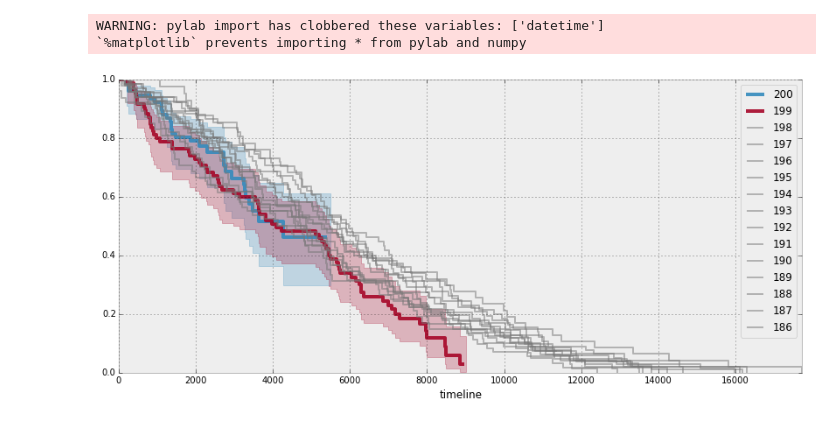
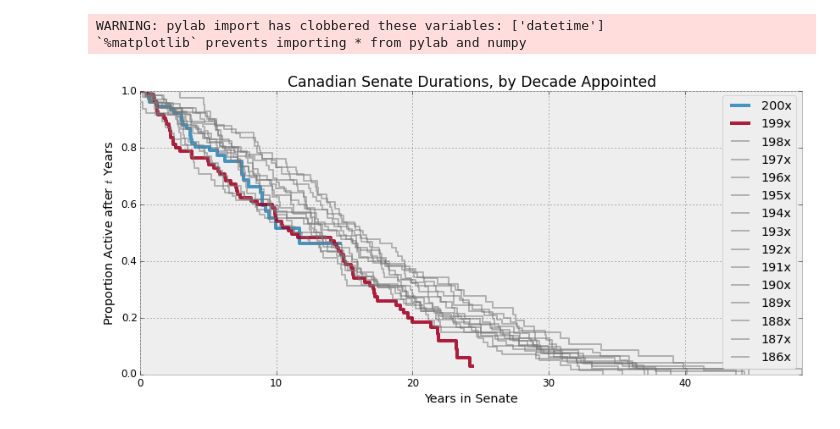
Before and after one commit to DataOrigami/senate-tenants, a Jupyter notebook: python-analysis/Tenure by Decade of Appointment.ipynb, the cells around one changed output. Drawn from its saved outputs; the diff is of its cells as text; code cells hidden in the pictures.

```diff
--- a/python-analysis/Tenure by Decade of Appointment.ipynb
+++ b/python-analysis/Tenure by Decade of Appointment.ipynb
@@ -13,21 +13,32 @@ df['start_date'] = pd.to_datetime(df['start_date'])
 df['end_date'] = pd.to_datetime(df['end_date'])
 df['decade'] = df['start_date'].map( lambda d: str(d.year)[:3])
 T, C = datetimes_to_durations(df['start_date'], df['end_date'])
-df['T'] = T
+df['T'] = T/365.
 df['C'] = C
 # %%
 kmf = KaplanMeierFitter()
 figsize(14,6)
+
+font = {'family' : 'normal',
+        'weight' : 'normal',
+        'size'   : 12}
+
+matplotlib.rc('font', **font)
+
 
 ax = subplot(111)
 for decade in sorted(df['decade'].unique(), reverse=True):
     if decade == '201':
         continue
     ix = df['decade'] == decade
-    kmf.fit(df.ix[ix]['T'], df.ix[ix]['C'], label=decade)
+    kmf.fit(df.ix[ix]['T'], df.ix[ix]['C'], label=decade + 'x')
     if decade not in ('200', '199'):
         kmf.plot(ax=ax, c='#777777', ci_show=False, alpha = 0.5)
     else:
-        kmf.plot(ax=ax, lw=4, alpha=0.9)
+        kmf.plot(ax=ax, lw=4, alpha=0.9, ci_show=False)
+
+plt.title('Canadian Senate Durations, by Decade Appointed')
+plt.xlabel('Years in Senate')
+plt.ylabel('Proportion Active after $t$ Years');
 # %% [output]
-[figure, old version]
+[figure, new version]
```
Also changed, not shown: parts of 5 cells of this notebook.
